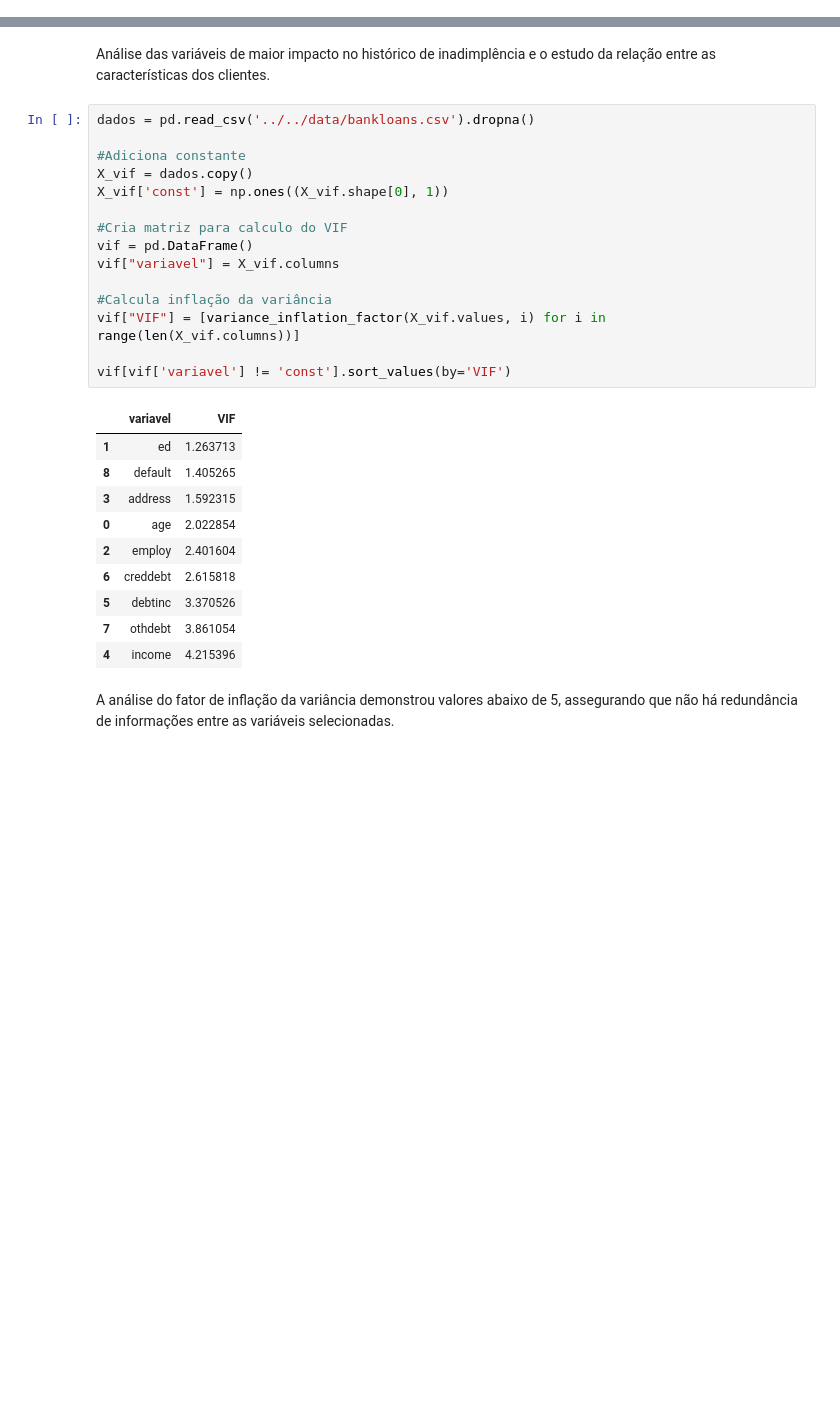
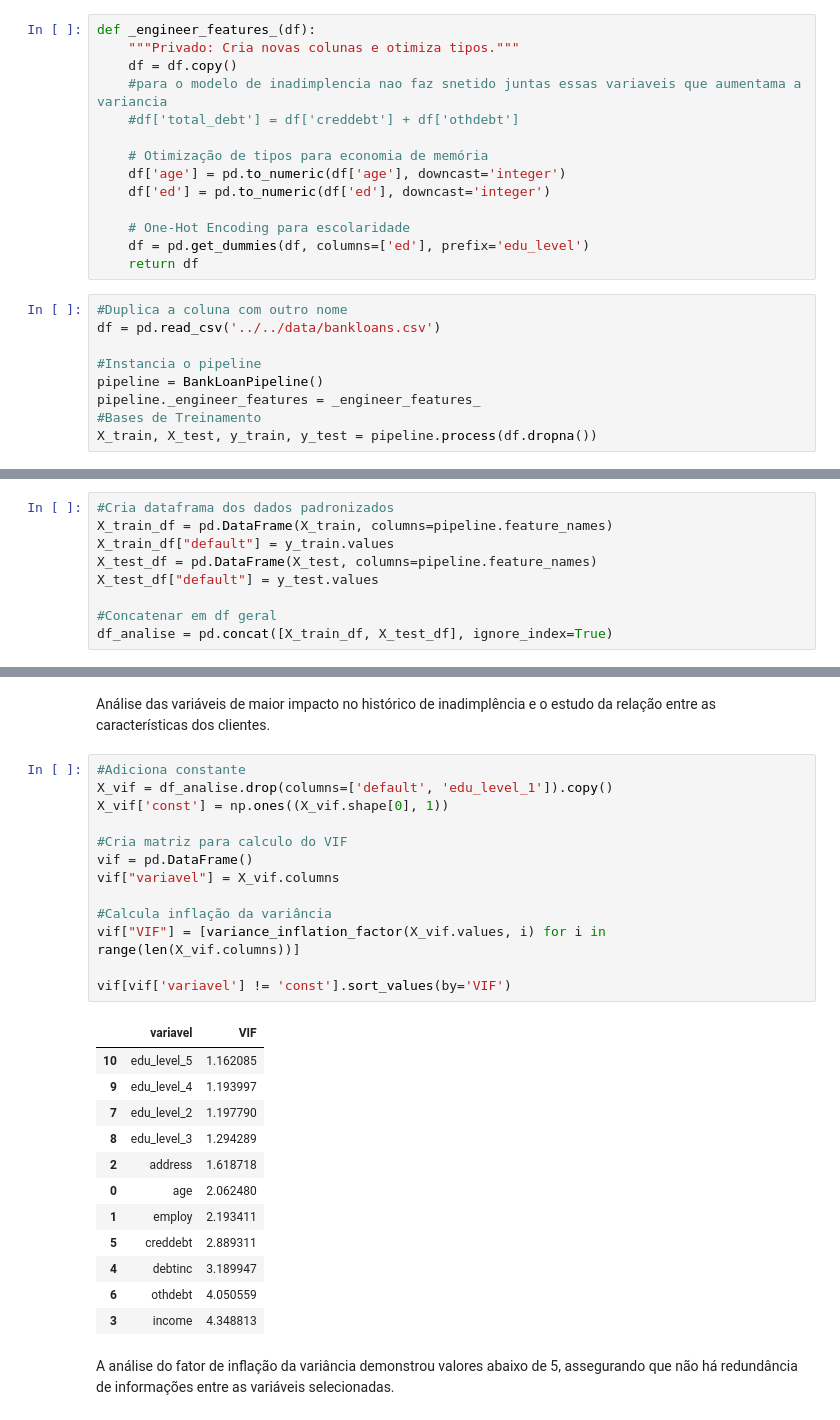
Before and after one commit to Doctor-Math/TP1-Engenharia-de-Software, a Jupyter notebook: notebooks/models/modelo_inadimplencia.ipynb, the cells around one changed output, grey strips where cells are left out. Cells and saved outputs as stored; diff of their text form; blank space fills up the shorter version.

Commit message:
refactor: adaptando ao pipeline

```diff
--- a/notebooks/models/modelo_inadimplencia.ipynb
+++ b/notebooks/models/modelo_inadimplencia.ipynb
@@ -25,0 +15,23 @@ array([-0.47904957,  0.13468478, -0.03932905,  0.50249935, -1.16619027,
+# %%
+def _engineer_features_(df):
+    """Privado: Cria novas colunas e otimiza tipos."""
+    df = df.copy()
+    #para o modelo de inadimplencia nao faz snetido juntas essas variaveis que aumentama a variancia
+    #df['total_debt'] = df['creddebt'] + df['othdebt']
+
+    # Otimização de tipos para economia de memória
+    df['age'] = pd.to_numeric(df['age'], downcast='integer')
+    df['ed'] = pd.to_numeric(df['ed'], downcast='integer')
+
+    # One-Hot Encoding para escolaridade
+    df = pd.get_dummies(df, columns=['ed'], prefix='edu_level')
+    return df
+# %%
+#Duplica a coluna com outro nome
+df = pd.read_csv('../../data/bankloans.csv')
+
+#Instancia o pipeline
+pipeline = BankLoanPipeline()
+pipeline._engineer_features = _engineer_features_
+#Bases de Treinamento
+X_train, X_test, y_train, y_test = pipeline.process(df.dropna())
@@ -26,3 +44,12 @@ array([-0.47904957,  0.13468478, -0.03932905,  0.50249935, -1.16619027,
+# %%
+#Cria dataframa dos dados padronizados
+X_train_df = pd.DataFrame(X_train, columns=pipeline.feature_names)
+X_train_df["default"] = y_train.values
+X_test_df = pd.DataFrame(X_test, columns=pipeline.feature_names)
+X_test_df["default"] = y_test.values
+
+#Concatenar em df geral
+df_analise = pd.concat([X_train_df, X_test_df], ignore_index=True)
 # %% [markdown]
 A análise exploratória de dados mostrou que aproximadamente 40% dos clientes não possuem registro sobre o histórico de inadimplência, o grupo com registro do histórico representa 60% do dataset, sendo que aproximadamente 3/4 desses não ficaram inadimplentes anteriormente. Além disso, destaca-se as correlações moderadas entre as variaveis relacionadas a renda e dividas.
 # %% [markdown]
@@ -30,31 +57,31 @@ A análise exploratória de dados mostrou que aproximadamente 40% dos clientes n
 # %% [markdown]
 Análise das variáveis de maior impacto no histórico de inadimplência e o estudo da relação entre as características dos clientes.
 # %%
-dados = pd.read_csv('../../data/bankloans.csv').dropna()
-
 #Adiciona constante
-X_vif = dados.copy()
+X_vif = df_analise.drop(columns=['default', 'edu_level_1']).copy()
 X_vif['const'] = np.ones((X_vif.shape[0], 1))
 
 #Cria matriz para calculo do VIF
 vif = pd.DataFrame()
 vif["variavel"] = X_vif.columns
 
 #Calcula inflação da variância
 vif["VIF"] = [variance_inflation_factor(X_vif.values, i) for i in range(len(X_vif.columns))]
 
 vif[vif['variavel'] != 'const'].sort_values(by='VIF')
 # %% [output]
 |  | variavel | VIF |
-| 1 | ed | 1.263713 |
-| 8 | default | 1.405265 |
-| 3 | address | 1.592315 |
-| 0 | age | 2.022854 |
-| 2 | employ | 2.401604 |
-| 6 | creddebt | 2.615818 |
-| 5 | debtinc | 3.370526 |
-| 7 | othdebt | 3.861054 |
-| 4 | income | 4.215396 |
+| 10 | edu_level_5 | 1.162085 |
+| 9 | edu_level_4 | 1.193997 |
+| 7 | edu_level_2 | 1.197790 |
+| 8 | edu_level_3 | 1.294289 |
+| 2 | address | 1.618718 |
+| 0 | age | 2.062480 |
+| 1 | employ | 2.193411 |
+| 5 | creddebt | 2.889311 |
+| 4 | debtinc | 3.189947 |
+| 6 | othdebt | 4.050559 |
+| 3 | income | 4.348813 |
 # %% [markdown]
 A análise do fator de inflação da variância demonstrou valores abaixo de 5, assegurando que não há redundância de informações entre as variáveis selecionadas.
 # %%
```
Also changed, not shown: parts of 9 cells of this notebook.
